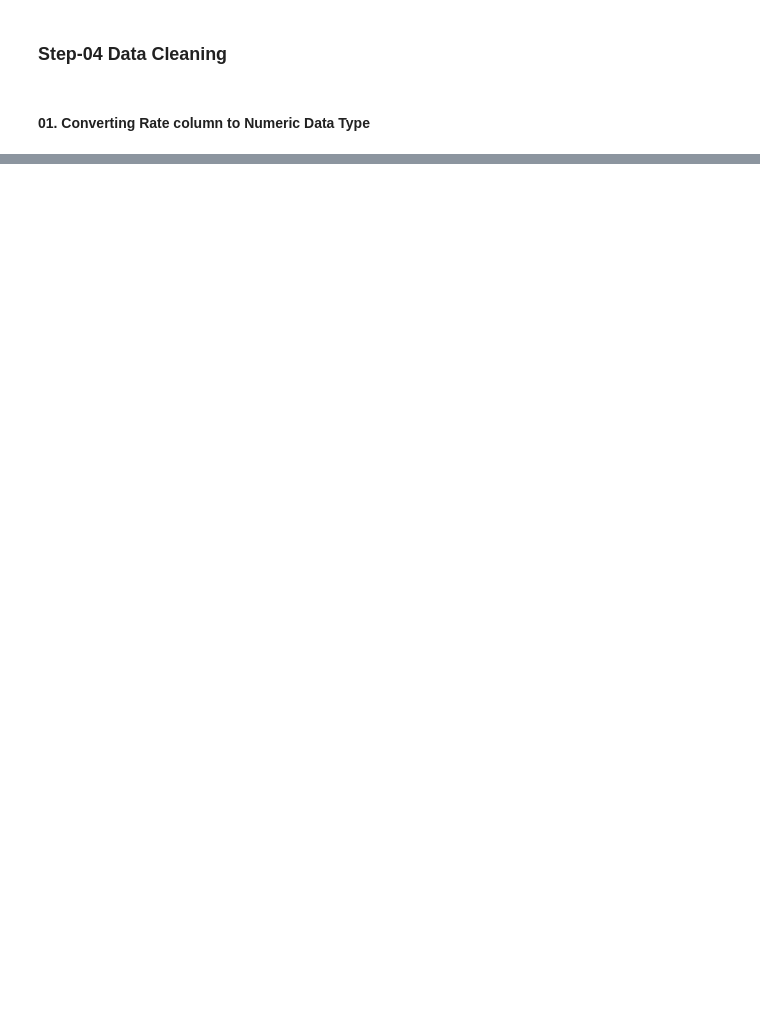
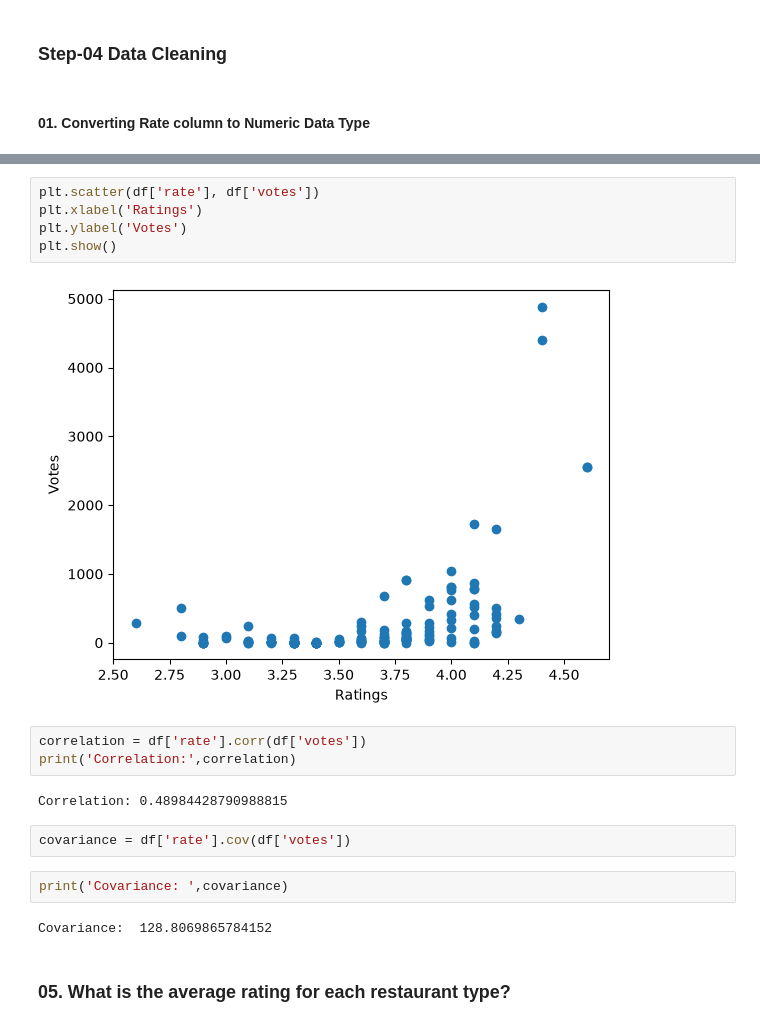
Before and after one commit to AagmanTiwari/Zomato-Data-Analysis-Project, a Jupyter notebook: Zomato EDA Project.ipynb, the cells around one changed output, grey strips where cells are left out. Saved outputs shown, nothing was run; the diff lists cells and outputs as text; blank space fills up the shorter version.

```diff
--- a/Zomato EDA Project.ipynb
+++ b/Zomato EDA Project.ipynb
@@ -149,0 +354,20 @@ print(df.head(5)
+# %%
+plt.scatter(df['rate'], df['votes'])
+plt.xlabel('Ratings')
+plt.ylabel('Votes')
+plt.show()
+# %% [output]
+[figure, added]
+# %%
+correlation = df['rate'].corr(df['votes'])
+print('Correlation:',correlation)
+# %% [output]
+Correlation: 0.48984428790988815
+# %%
+covariance = df['rate'].cov(df['votes'])
+# %%
+print('Covariance: ',covariance)
+# %% [output]
+Covariance:  128.8069865784152
+# %% [markdown]
+### 05. What is the average rating for each restaurant type?
```
Also changed, not shown: parts of 30 cells of this notebook.
